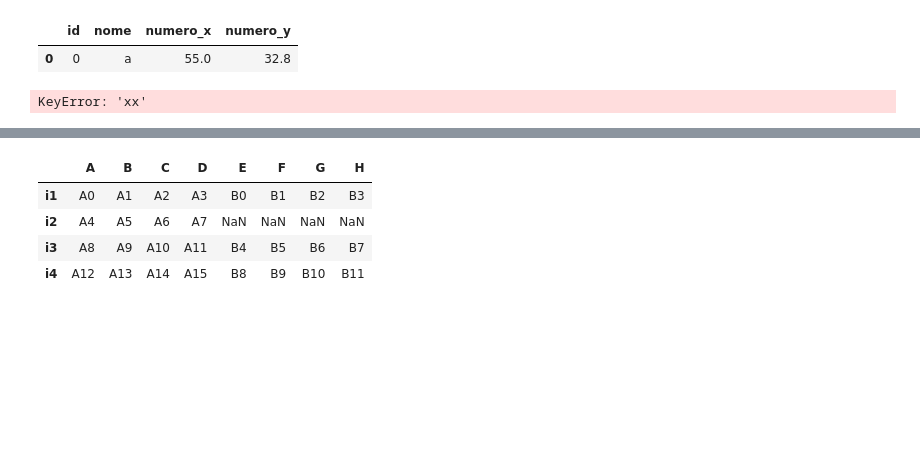
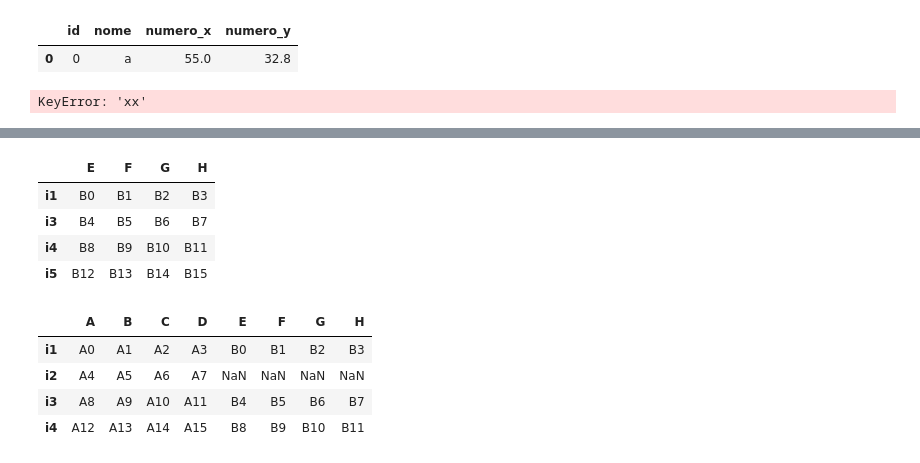
Before and after one commit to MiuraBruno/Curso-de-python, a Jupyter notebook: aula_9/aula_9_3.ipynb, the cells around one changed output, grey strips where cells are left out. Saved outputs shown, nothing was run; the diff lists cells and outputs as text; code cells hidden in the pictures; blank space fills up the shorter version.

```diff
--- a/aula_9/aula_9_3.ipynb
+++ b/aula_9/aula_9_3.ipynb
@@ -192,3 +200,11 @@ df2 = pd.DataFrame(dados2,columns=['E','F','G','H'],index=index_df2)
+# %%
+df2
+# %% [output]
+|  | E | F | G | H |
+| i1 | B0 | B1 | B2 | B3 |
+| i3 | B4 | B5 | B6 | B7 |
+| i4 | B8 | B9 | B10 | B11 |
+| i5 | B12 | B13 | B14 | B15 |
 # %%
 #faz um left join pelo index
 df1.join(df2)
```
Also changed, not shown: parts of 14 cells of this notebook, 4 other files.
